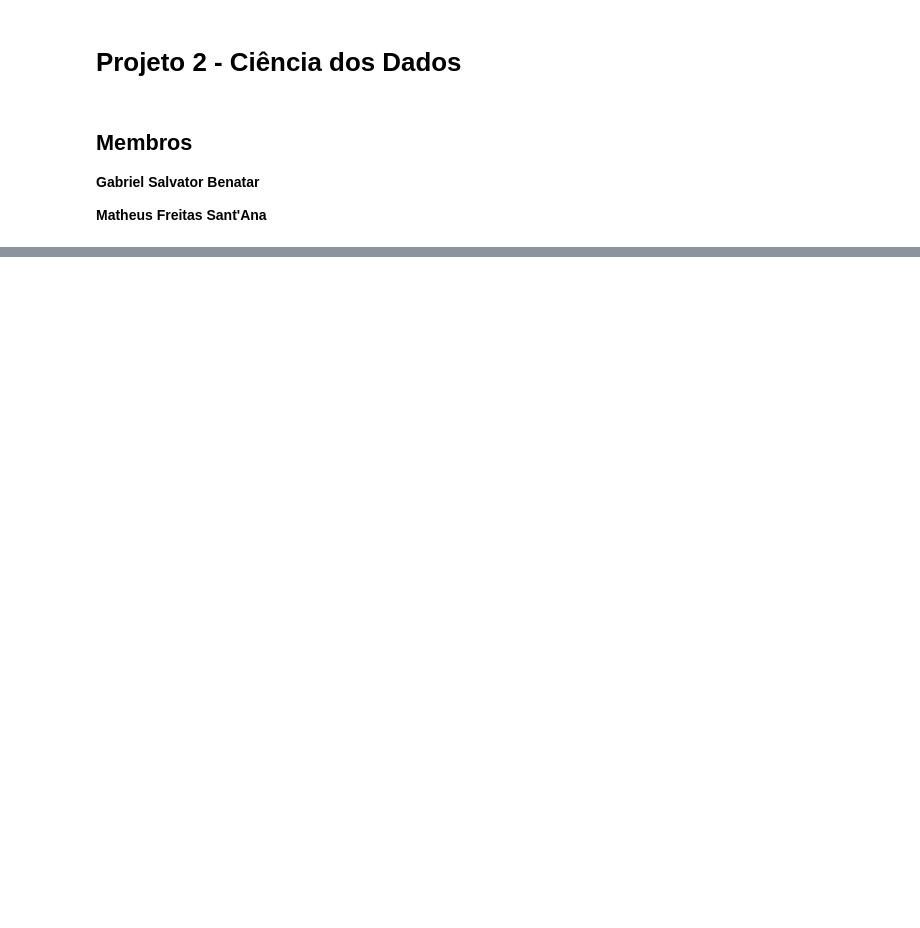
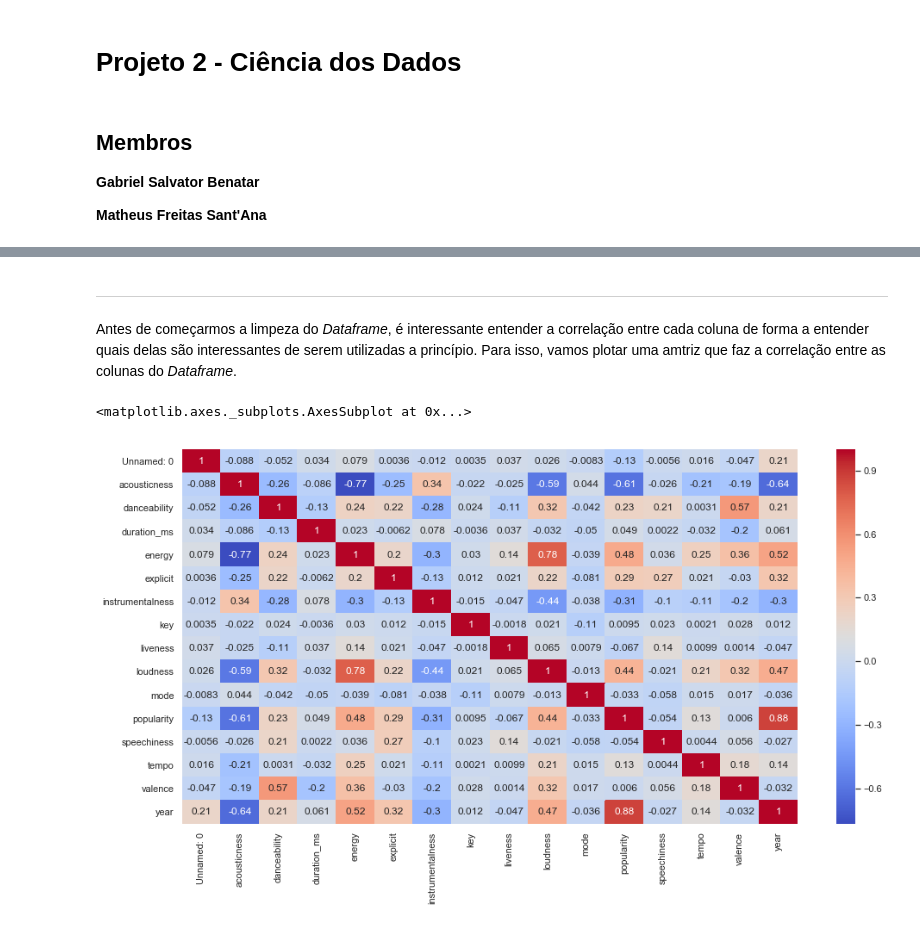
Before and after one commit to MatFreitas/P2-Cdados, a Jupyter notebook: P2.ipynb, the cells around one changed output, grey strips where cells are left out. Drawn from its saved outputs; the diff is of its cells as text; code cells hidden in the pictures; blank space fills up the shorter version.

```diff
--- a/P2.ipynb
+++ b/P2.ipynb
@@ -34,0 +43,11 @@ df_artist.head()
+# %% [markdown]
+___
+Antes de começarmos a limpeza do _Dataframe_, é interessante entender a correlação entre cada coluna  de forma a entender quais delas são interessantes de serem utilizadas a princípio. Para isso, vamos plotar uma amtriz que faz a correlação entre as colunas do _Dataframe_.
+# %%
+plt.figure(figsize=(16, 8))
+sns.set(style="whitegrid")
+corr = df.corr()
+sns.heatmap(corr,annot=True,cmap="coolwarm")
+# %% [output]
+<matplotlib.axes._subplots.AxesSubplot at 0x...>
+[figure, added]
```
Also changed, not shown: parts of 29 cells of this notebook, 1 other file.
